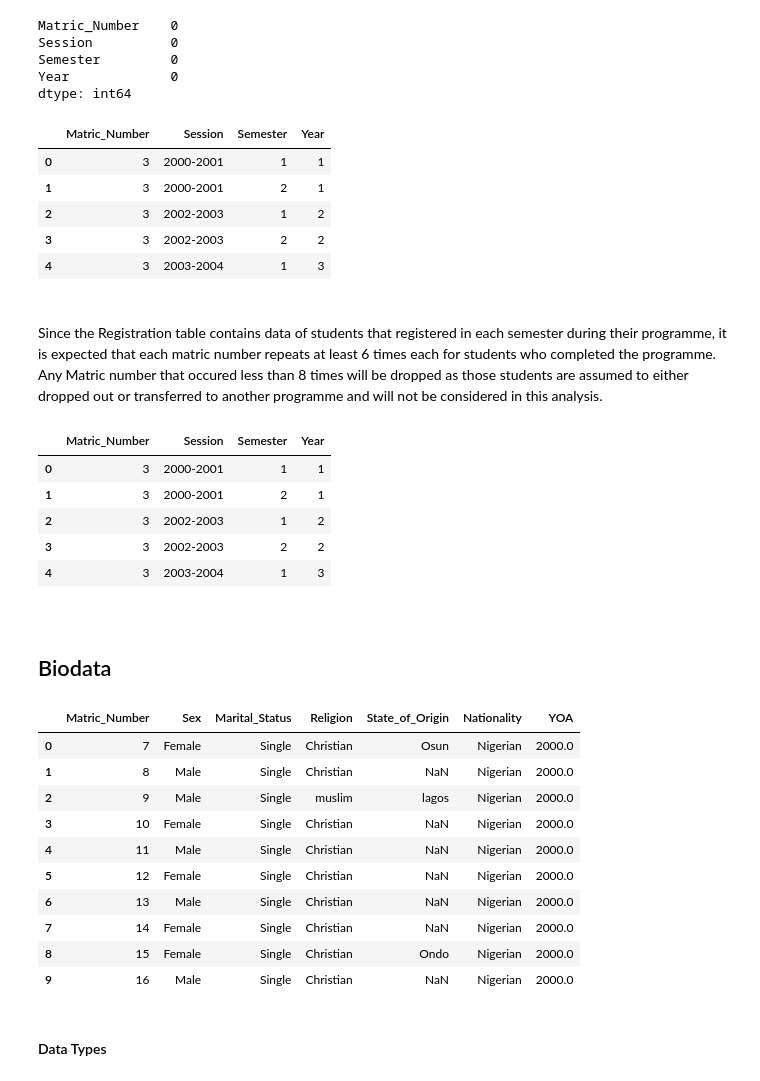
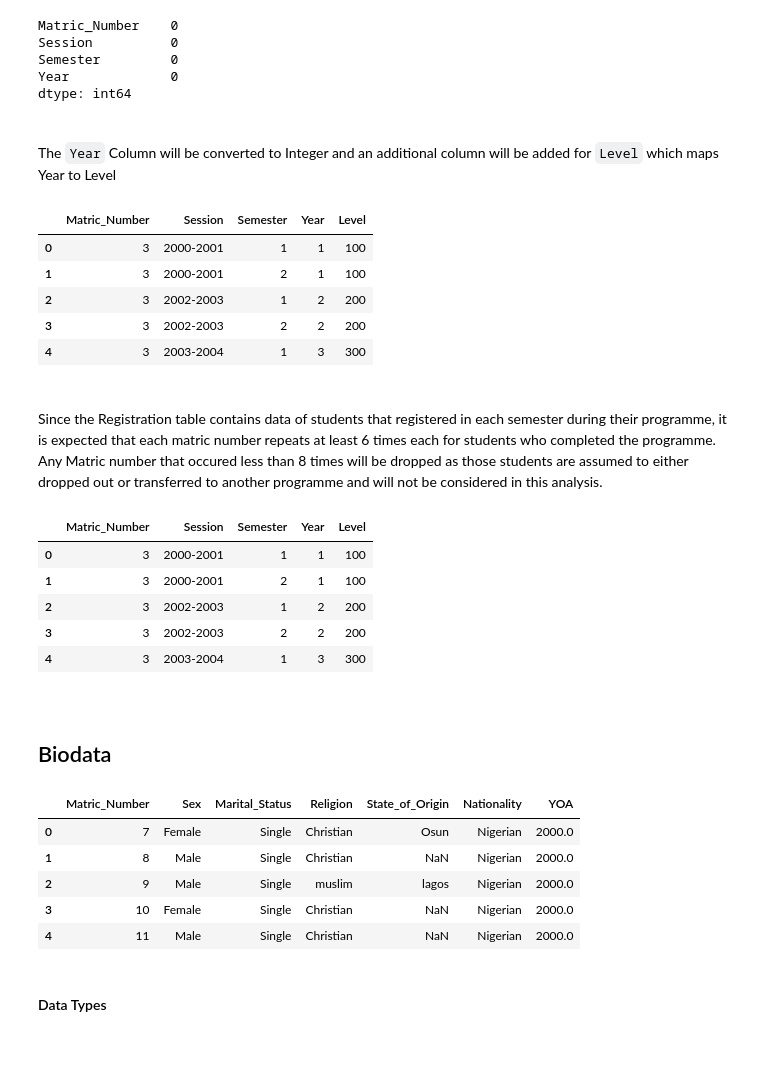
Before and after one commit to Emmbrik/Final-year-project, a Jupyter notebook: Notebook.ipynb, the cells around one changed output. Drawn from its saved outputs; the diff is of its cells as text; code cells hidden in the pictures; blank space fills up the shorter version.

```diff
--- a/Notebook.ipynb
+++ b/Notebook.ipynb
@@ -141,19 +137,29 @@ Session          0
 Semester         0
 Year             0
 dtype: int64
+# %% [markdown]
+<br>
+
+The `Year` Column will be converted to Integer and an additional column will be added for `Level` which maps Year to Level
 # %%
 # Converting the Year column to integer
 Registration['Year'] = Registration['Year'].astype(int)
 
+# Year to Level Dictionary
+year_to_level = {1:100, 2:200, 3:300, 4:400, 5:500, 6:600}
+
+# Creating the Level Column and Mapping Year to it.
+Registration['Level'] = Registration['Year'].map(year_to_level)
+
 # checking the dataframe
 Registration.head()
 # %% [output]
-|  | Matric_Number | Session | Semester | Year |
-| 0 | 3 | 2000-2001 | 1 | 1 |
-| 1 | 3 | 2000-2001 | 2 | 1 |
-| 2 | 3 | 2002-2003 | 1 | 2 |
-| 3 | 3 | 2002-2003 | 2 | 2 |
-| 4 | 3 | 2003-2004 | 1 | 3 |
+|  | Matric_Number | Session | Semester | Year | Level |
+| 0 | 3 | 2000-2001 | 1 | 1 | 100 |
+| 1 | 3 | 2000-2001 | 2 | 1 | 100 |
+| 2 | 3 | 2002-2003 | 1 | 2 | 200 |
+| 3 | 3 | 2002-2003 | 2 | 2 | 200 |
+| 4 | 3 | 2003-2004 | 1 | 3 | 300 |
 # %% [markdown]
 <br>
 
@@ -171,18 +177,18 @@ Registration_cleaned = Registration[Registration['Matric_Number'].isin(valid_mat
 # The cleaned Registration data
 Registration_cleaned.head()
 # %% [output]
-|  | Matric_Number | Session | Semester | Year |
-| 0 | 3 | 2000-2001 | 1 | 1 |
-| 1 | 3 | 2000-2001 | 2 | 1 |
-| 2 | 3 | 2002-2003 | 1 | 2 |
-| 3 | 3 | 2002-2003 | 2 | 2 |
-| 4 | 3 | 2003-2004 | 1 | 3 |
+|  | Matric_Number | Session | Semester | Year | Level |
+| 0 | 3 | 2000-2001 | 1 | 1 | 100 |
+| 1 | 3 | 2000-2001 | 2 | 1 | 100 |
+| 2 | 3 | 2002-2003 | 1 | 2 | 200 |
+| 3 | 3 | 2002-2003 | 2 | 2 | 200 |
+| 4 | 3 | 2003-2004 | 1 | 3 | 300 |
 # %% [markdown]
 <br>
 
 ## Biodata
 # %%
-Biodata.head(10)
+Biodata.head()
 # %% [output]
 |  | Matric_Number | Sex | Marital_Status | Religion | State_of_Origin | Nationality | YOA |
 | 0 | 7 | Female | Single | Christian | Osun | Nigerian | 2000.0 |
@@ -190,11 +196,6 @@ Biodata.head(10)
 | 2 | 9 | Male | Single | muslim | lagos | Nigerian | 2000.0 |
 | 3 | 10 | Female | Single | Christian | NaN | Nigerian | 2000.0 |
 | 4 | 11 | Male | Single | Christian | NaN | Nigerian | 2000.0 |
-| 5 | 12 | Female | Single | Christian | NaN | Nigerian | 2000.0 |
-| 6 | 13 | Male | Single | Christian | NaN | Nigerian | 2000.0 |
-| 7 | 14 | Female | Single | Christian | NaN | Nigerian | 2000.0 |
-| 8 | 15 | Female | Single | Christian | Ondo | Nigerian | 2000.0 |
-| 9 | 16 | Male | Single | Christian | NaN | Nigerian | 2000.0 |
 # %% [markdown]
 #### Data Types
 # %%
```
Also changed, not shown: parts of 30 cells of this notebook, 2 other files.
